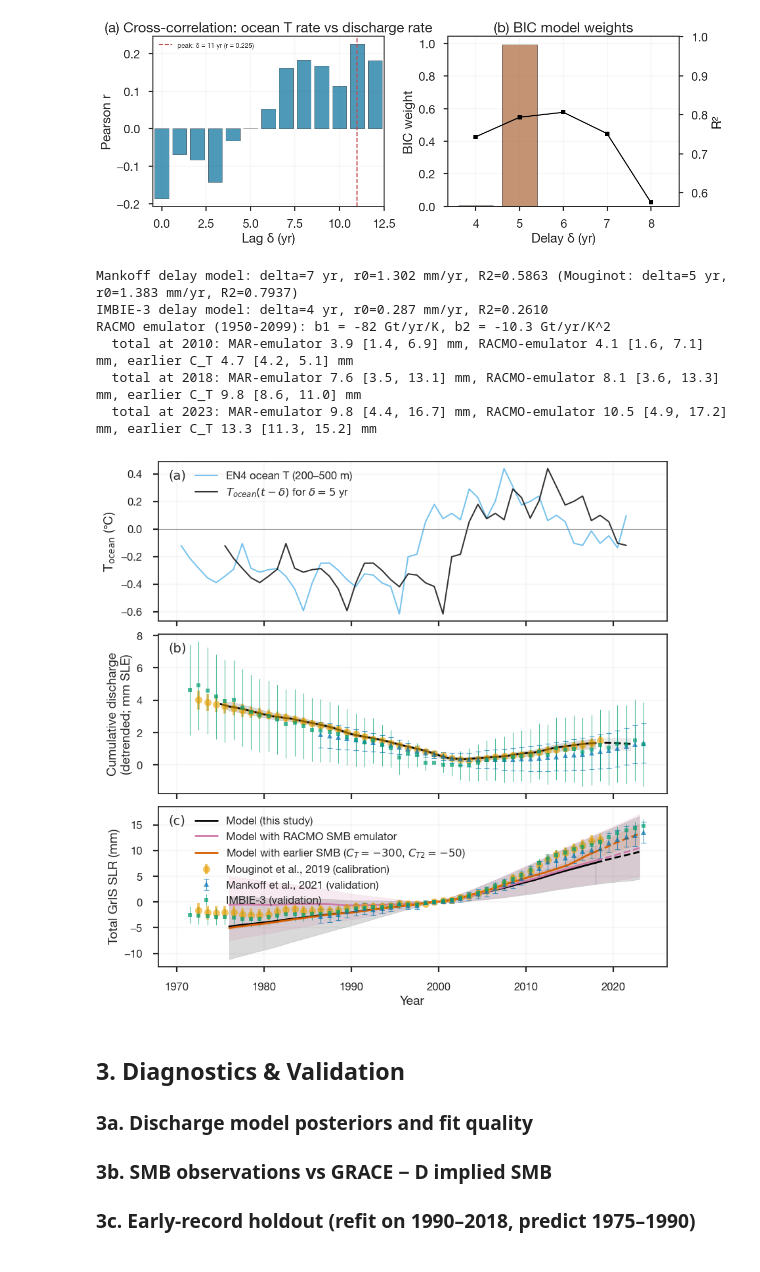
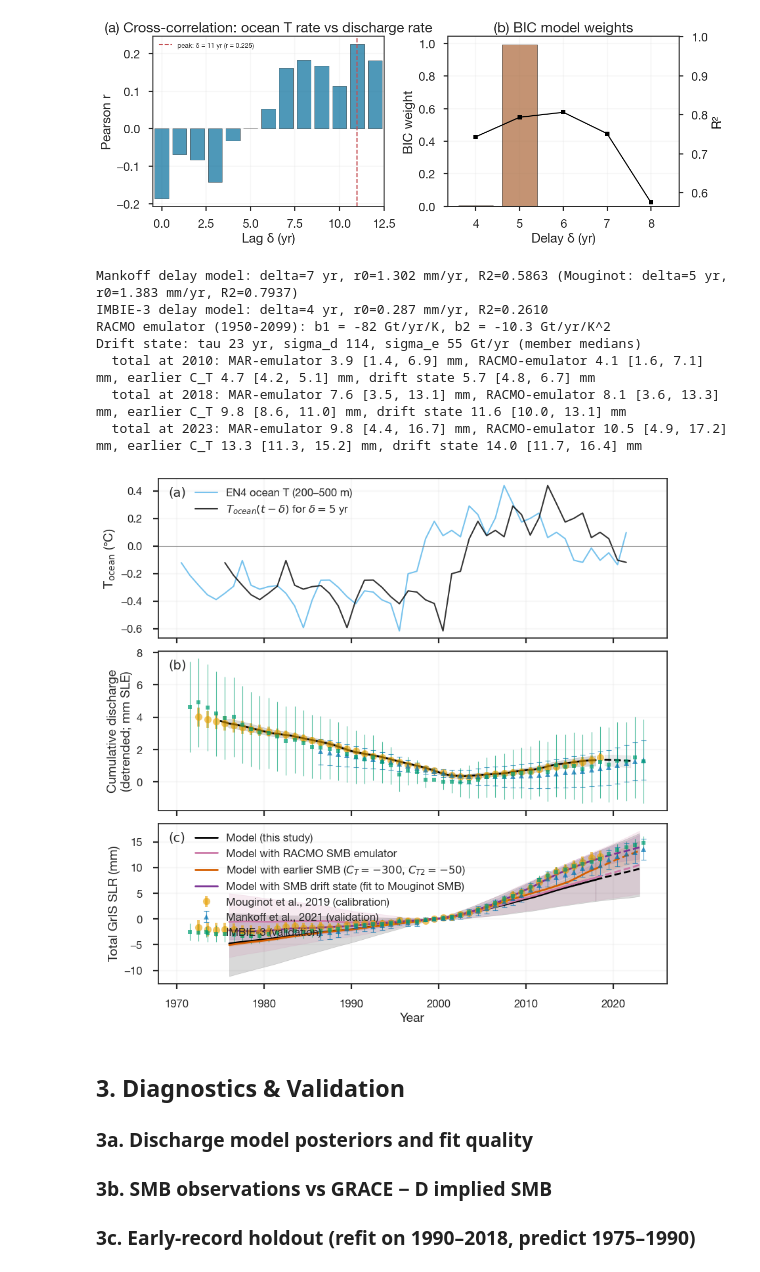
Before and after one commit to bminchew/GMSLR_forecast_v1, a Jupyter notebook: slr_forecast/notebooks/component_greenland.ipynb, the cells around one changed output. Saved outputs shown, nothing was run; the diff lists cells and outputs as text; code cells hidden in the pictures.

```diff
--- a/slr_forecast/notebooks/component_greenland.ipynb
+++ b/slr_forecast/notebooks/component_greenland.ipynb
@@ -792,7 +792,38 @@ hc_smb_ct = project_smb_ensemble(
 hc_lab_ct = hc_yr_ct + 0.5
 hc_smb_ct = hc_smb_ct - hc_smb_ct[:, [np.argmin(np.abs(hc_lab_ct - t0_c))]]
 
-# ── Total = SMB(emulator) + D(model), member by member ──
+# ── MAR emulator with a drifting error state (Stage 1 diagnostic) ──
+# r_t = SMB_obs - f_k(x_t) = M + delta_t + eps_t, delta an AR(1) state with
+# timescale tau (smb_state.py; scripts/smb_state_space_diagnostic.py).
+# Hyperparameters (tau, sigma_d, sigma_e) from the grid posterior on the
+# residual about the median emulator, tau prior 10-50 yr (90%); each member
+# draws them and one joint path of (M, delta) by forward filtering and
+# backward sampling. The fit uses Mouginot SMB for 1972-2018, so this line
+# follows the data by construction there and is not a validation. After 2018
+# the state is projected forward. Weather noise and the elevation feedback
+# are left out, as for the other lines. Comparison only.
+from smb_state import grid_posterior, ffbs
+_yrs_obs = mou_comp['df']['decimal_year'].values.astype(int)
+_smb_obs = -mou_comp['df']['smb_rate'].values / GT_TO_M_SLE           # Gt/yr, mass gain
+_sig_obs = mou_comp['df']['smb_rate_sigma'].values / GT_TO_M_SLE
+st_yr = np.arange(_yrs_obs[0], 2024, dtype=float)
+_x_st = np.interp(st_yr, hc_yr, hc_x)
+_on_obs = np.isin(st_yr, _yrs_obs)
+_f_all = smb_emulator['b1'][:, None] * _x_st + smb_emulator['b2'][:, None] * _x_st**2
+_gp = grid_posterior(_smb_obs - np.median(_f_all[:, _on_obs], axis=0), _sig_obs, 'narrow')
+_rng_st = np.random.default_rng(610)
+_pk = _rng_st.choice(len(_gp['w']), size=len(draw_idx), p=_gp['w'])
+_r_st = np.full((len(draw_idx), len(st_yr)), np.nan)
+_r_st[:, _on_obs] = _smb_obs[None, :] - _f_all[draw_idx][:, _on_obs]
+_s_st = np.full(len(st_yr), np.nan); _s_st[_on_obs] = _sig_obs
+_paths = ffbs(_r_st, _s_st, np.exp(-1 / _gp['tau'][_pk]), _gp['sd_d'][_pk], _gp['sd_e'][_pk], _rng_st)
+st_smb = _f_all[draw_idx] + _paths[:, :, 0] + _paths[:, :, 1]         # Gt/yr, mass gain
+st_lab = st_yr + 0.5
+st_cum = -np.cumsum(st_smb, axis=1) * GT_TO_M_SLE                       # m SLE
+st_cum = st_cum - st_cum[:, [np.argmin(np.abs(st_lab - t0_c))]]
+print(f'Drift state: tau {np.median(_gp["tau"][_pk]):.0f} yr, sigma_d {np.median(_gp["sd_d"][_pk]):.0f}, '
+      f'sigma_e {np.median(_gp["sd_e"][_pk]):.0f} Gt/yr (member medians)')
+
 totx_yr = np.concatenate([diag_years, [2023.0]])
 totx_smb = np.array([np.interp(totx_yr, hc_lab, hc_smb[i]) for i in draw_idx])
 totx_d = np.concatenate([H_diag_ens, ext_d_2023[:, None]], axis=1)
@@ -802,6 +833,9 @@ totx_smb_r = np.array([np.interp(totx_yr, hc_lab_r, hc_smb_r[i]) for i in draw_i
 totr_p5, totr_p50, totr_p95 = np.nanpercentile(
     (totx_smb_r + totx_d) * M_TO_MM, [5, 50, 95], axis=0)
 totx_smb_ct = np.array([np.interp(totx_yr, hc_lab_ct, hc_smb_ct[i]) for i in draw_idx])
+totx_smb_st = np.array([np.interp(totx_yr, st_lab, st_cum[k]) for k in range(len(draw_idx))])
+totst_p5, totst_p50, totst_p95 = np.nanpercentile(
+    (totx_smb_st + totx_d) * M_TO_MM, [5, 50, 95], axis=0)
 totct_p5, totct_p50, totct_p95 = np.nanpercentile(
     (totx_smb_ct + totx_d) * M_TO_MM, [5, 50, 95], axis=0)
 # Years where every member's delayed forcing is defined (before that only
@@ -839,38 +873,48 @@ ax.fill_between(totx_yr[ext_mask_c], totr_p5[ext_mask_c], totr_p95[ext_mask_c],
                 color=RACMO_COLOR, alpha=0.15)
 CT_COLOR = '#D55E00'
 ax.plot(totx_yr[cal_mask_c], totct_p50[cal_mask_c], '-', color=CT_COLOR, lw=2,
         label=r'Model with earlier SMB ($C_T=-300$, $C_{T2}=-50$)')
 ax.fill_between(totx_yr[cal_mask_c], totct_p5[cal_mask_c], totct_p95[cal_mask_c],
                 color=CT_COLOR, alpha=0.12)
 ax.plot(totx_yr[ext_mask_c], totct_p50[ext_mask_c], '--', color=CT_COLOR, lw=2)
 ax.fill_between(totx_yr[ext_mask_c], totct_p5[ext_mask_c], totct_p95[ext_mask_c],
                 color=CT_COLOR, alpha=0.12)
+ST_COLOR = '#7B3294'
+ax.plot(totx_yr[cal_mask_c], totst_p50[cal_mask_c], '-', color=ST_COLOR, lw=2,
+        label='Model with SMB drift state (fit to Mouginot SMB)')
+ax.fill_between(totx_yr[cal_mask_c], totst_p5[cal_mask_c], totst_p95[cal_mask_c],
+                color=ST_COLOR, alpha=0.12)
+ax.plot(totx_yr[ext_mask_c], totst_p50[ext_mask_c], '--', color=ST_COLOR, lw=2)
+ax.fill_between(totx_yr[ext_mask_c], totst_p5[ext_mask_c], totst_p95[ext_mask_c],
+                color=ST_COLOR, alpha=0.12)
 for _y in (2010, 2018, 2023):
     _j = np.argmin(np.abs(totx_yr - _y))
     print(f'  total at {_y}: MAR-emulator {totx_p50[_j]:.1f} [{totx_p5[_j]:.1f}, {totx_p95[_j]:.1f}] mm, '
           f'RACMO-emulator {totr_p50[_j]:.1f} [{totr_p5[_j]:.1f}, {totr_p95[_j]:.1f}] mm, '
-          f'earlier C_T {totct_p50[_j]:.1f} [{totct_p5[_j]:.1f}, {totct_p95[_j]:.1f}] mm')
+          f'earlier C_T {totct_p50[_j]:.1f} [{totct_p5[_j]:.1f}, {totct_p95[_j]:.1f}] mm, '
+          f'drift state {totst_p50[_j]:.1f} [{totst_p5[_j]:.1f}, {totst_p95[_j]:.1f}] mm')
 
 ax.set_ylabel('Total GrIS SLR (mm)', fontsize=LABEL_FONTSIZE)
 ax.set_xlabel('Year', fontsize=LABEL_FONTSIZE)
 ax.legend(fontsize=LEGEND_FONTSIZE, loc='upper left',
           bbox_to_anchor=(0, 1), bbox_transform=ax.transAxes + legend_offset_a)
 ax.grid(True, alpha=0.2)
 ax.tick_params(labelsize=TICK_FONTSIZE)
 ax.text(0.02, 0.95, '(c)', transform=ax.transAxes, fontsize=LABEL_FONTSIZE,
         family='DejaVu Sans', va='top', ha='left')
 
 plt.savefig(f'{FIG_DIR}/component_greenland_discharge_delay_fit.png',
             dpi=150, bbox_inches='tight')
 plt.show()
 # %% [output]
 Mankoff delay model: delta=7 yr, r0=1.302 mm/yr, R2=0.5863 (Mouginot: delta=5 yr, r0=1.383 mm/yr, R2=0.7937)
 IMBIE-3 delay model: delta=4 yr, r0=0.287 mm/yr, R2=0.2610
 RACMO emulator (1950-2099): b1 = -82 Gt/yr/K, b2 = -10.3 Gt/yr/K^2
-  total at 2010: MAR-emulator 3.9 [1.4, 6.9] mm, RACMO-emulator 4.1 [1.6, 7.1] mm, earlier C_T 4.7 [4.2, 5.1] mm
-  total at 2018: MAR-emulator 7.6 [3.5, 13.1] mm, RACMO-emulator 8.1 [3.6, 13.3] mm, earlier C_T 9.8 [8.6, 11.0] mm
-  total at 2023: MAR-emulator 9.8 [4.4, 16.7] mm, RACMO-emulator 10.5 [4.9, 17.2] mm, earlier C_T 13.3 [11.3, 15.2] mm
+Drift state: tau 23 yr, sigma_d 114, sigma_e 55 Gt/yr (member medians)
+  total at 2010: MAR-emulator 3.9 [1.4, 6.9] mm, RACMO-emulator 4.1 [1.6, 7.1] mm, earlier C_T 4.7 [4.2, 5.1] mm, drift state 5.7 [4.8, 6.7] mm
+  total at 2018: MAR-emulator 7.6 [3.5, 13.1] mm, RACMO-emulator 8.1 [3.6, 13.3] mm, earlier C_T 9.8 [8.6, 11.0] mm, drift state 11.6 [10.0, 13.1] mm
+  total at 2023: MAR-emulator 9.8 [4.4, 16.7] mm, RACMO-emulator 10.5 [4.9, 17.2] mm, earlier C_T 13.3 [11.3, 15.2] mm, drift state 14.0 [11.7, 16.4] mm
-[figure, old version]
+[figure, new version]
 # %% [markdown]
 ## 3. Diagnostics & Validation
 
```
Also changed, not shown: parts of 1 cell of this notebook, 4 other files.
